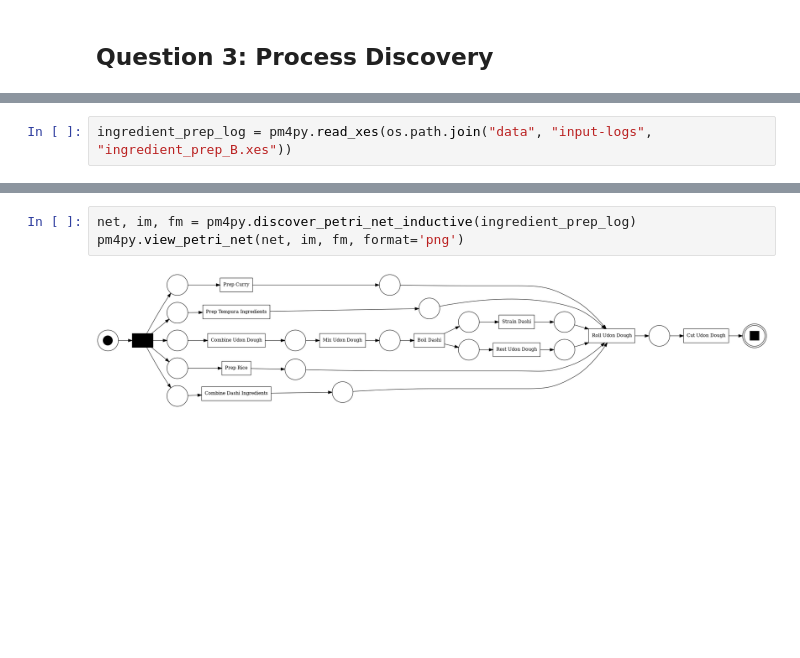
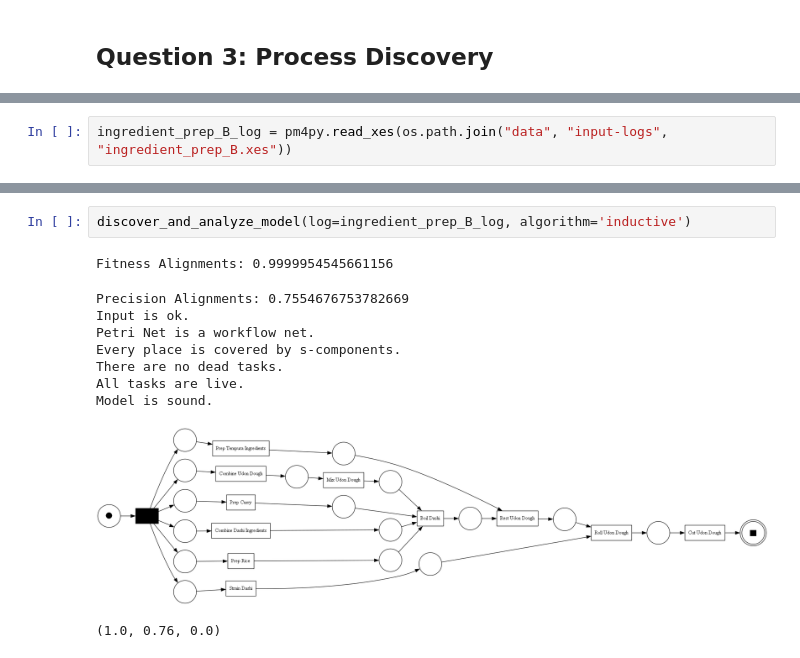
Before and after one commit to alpharmike/apm-assignment-1, a Jupyter notebook: assignment_1.ipynb, the cells around one changed output, grey strips where cells are left out. Drawn from its saved outputs; the diff is of its cells as text; blank space fills up the shorter version.

```diff
--- a/assignment_1.ipynb
+++ b/assignment_1.ipynb
@@ -10,2 +13,2 @@ import os
 # %%
-ingredient_prep_log = pm4py.read_xes(os.path.join("data", "input-logs", "ingredient_prep_B.xes"))
+ingredient_prep_B_log = pm4py.read_xes(os.path.join("data", "input-logs", "ingredient_prep_B.xes"))
@@ -22,6 +89,14 @@ pm4py.view_petri_net(net, im, fm, format='png')
 # %%
-net, im, fm = pm4py.discover_petri_net_inductive(ingredient_prep_log)
-pm4py.view_petri_net(net, im, fm, format='png')
+discover_and_analyze_model(log=ingredient_prep_B_log, algorithm='inductive')
 # %% [output]
+Fitness Alignments: 0.9999954545661156
+Precision Alignments: 0.7554676753782669
+Input is ok.
+Petri Net is a workflow net.
+Every place is covered by s-components.
+There are no dead tasks.
+All tasks are live.
+Model is sound.
-[figure, old version]
+[figure, new version]
+(1.0, 0.76, 0.0)
 # %%
```
Also changed, not shown: parts of 54 cells of this notebook, 2 other files.
